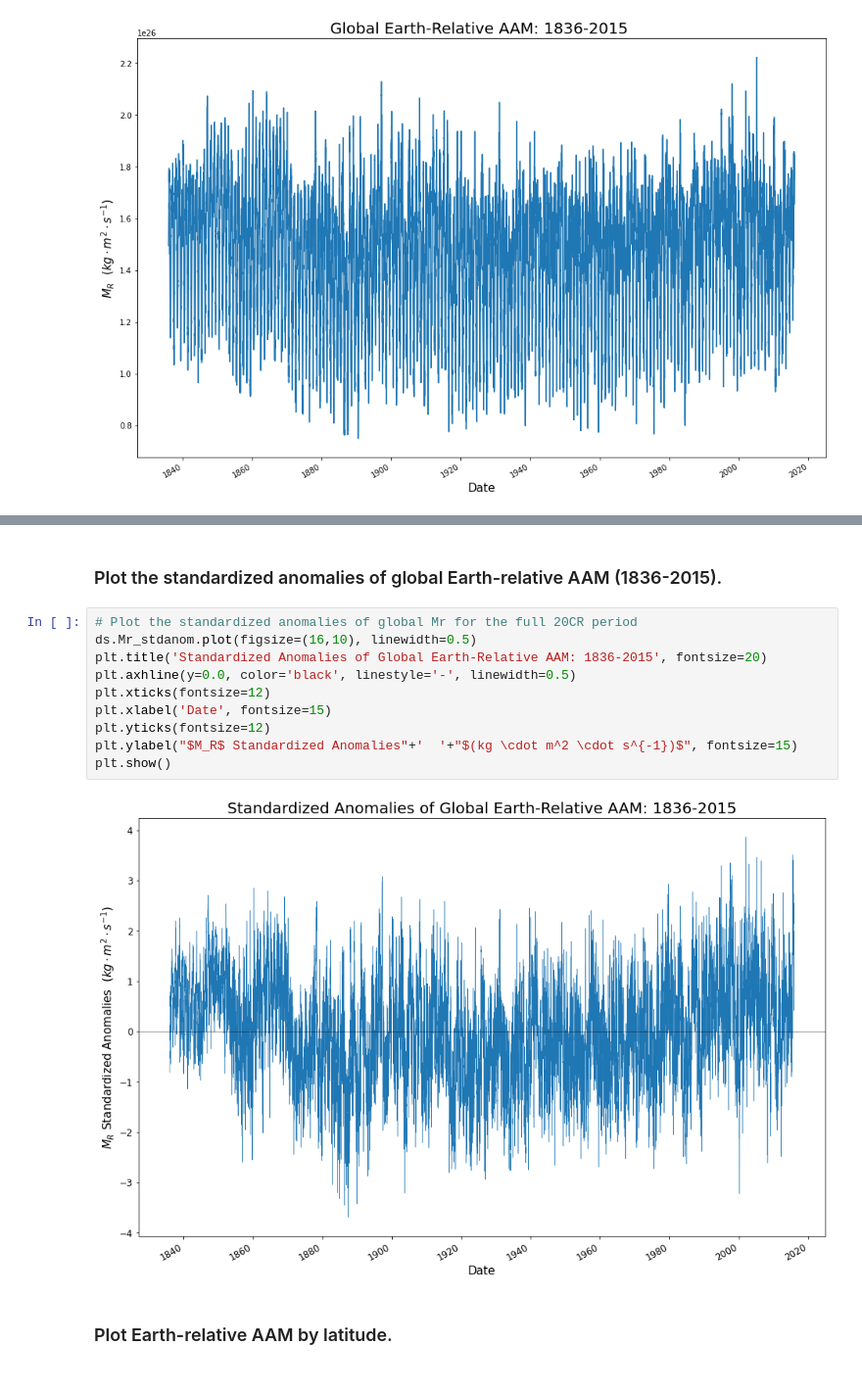
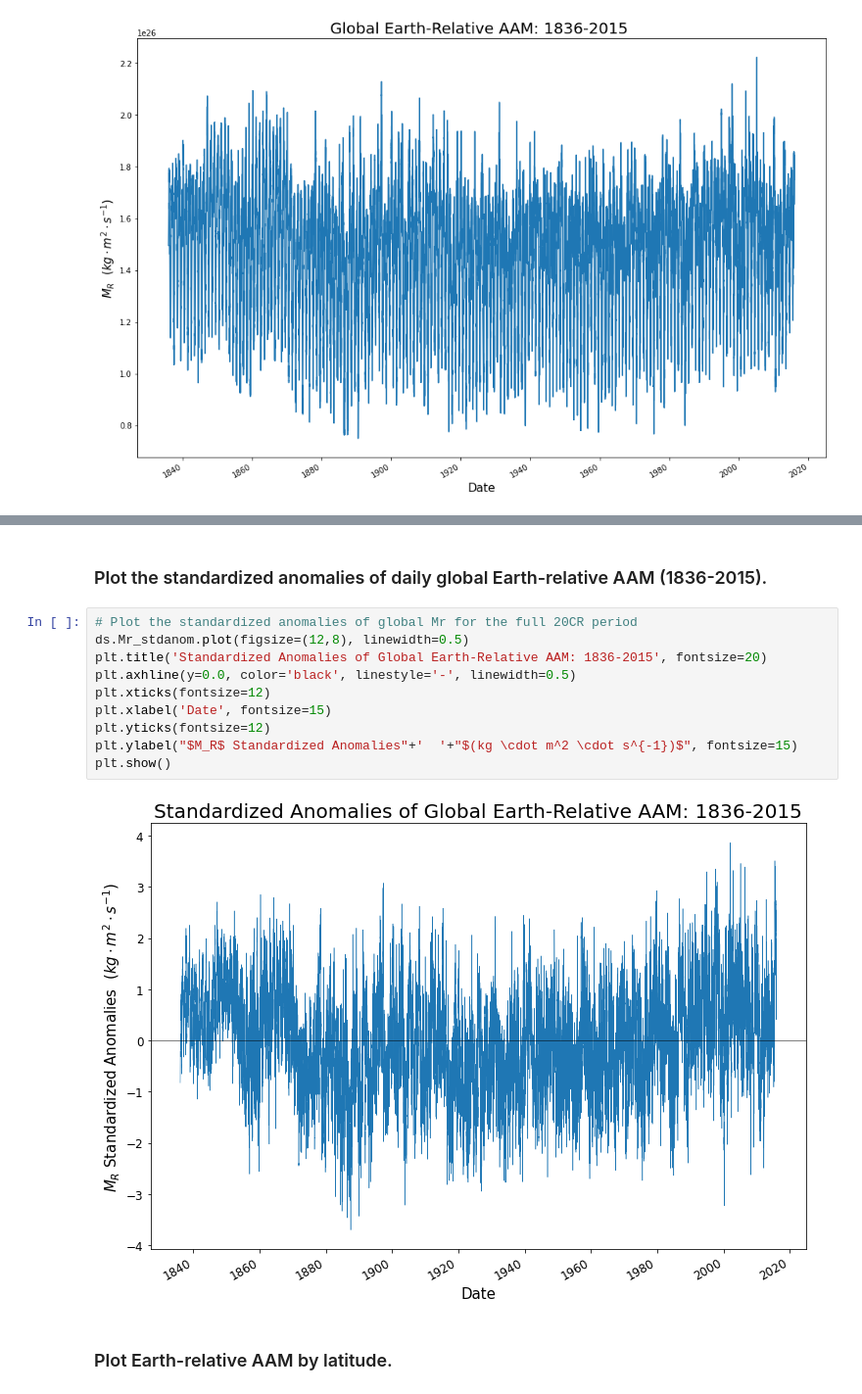
Before and after one commit to vgensini/20CR, a Jupyter notebook: AAM_Plotting_20CR.ipynb, the cells around one changed output, grey strips where cells are left out. Shown: that part at 98% size. Cells and saved outputs as stored; diff of their text form.

Commit message:
Update the AAM plotting notebook

```diff
--- a/AAM_Plotting_20CR.ipynb
+++ b/AAM_Plotting_20CR.ipynb
@@ -39,17 +79,17 @@ plt.show()
 # %% [markdown]
-### Plot the standardized anomalies of global Earth-relative AAM (1836-2015).
+### Plot the standardized anomalies of daily global Earth-relative AAM (1836-2015).
 # %%
 # Plot the standardized anomalies of global Mr for the full 20CR period
-ds.Mr_stdanom.plot(figsize=(16,10), linewidth=0.5)
+ds.Mr_stdanom.plot(figsize=(12,8), linewidth=0.5)
 plt.title('Standardized Anomalies of Global Earth-Relative AAM: 1836-2015', fontsize=20)
 plt.axhline(y=0.0, color='black', linestyle='-', linewidth=0.5)
 plt.xticks(fontsize=12)
 plt.xlabel('Date', fontsize=15)
 plt.yticks(fontsize=12)
 plt.ylabel("$M_R$ Standardized Anomalies"+'  '+"$(kg \cdot m^2 \cdot s^{-1})$", fontsize=15)
 plt.show()
 # %% [output]
-[figure, old version]
+[figure, new version]
 # %% [markdown]
 ### Plot Earth-relative AAM by latitude.
 # %%
```
Also changed, not shown: parts of 6 cells of this notebook.
